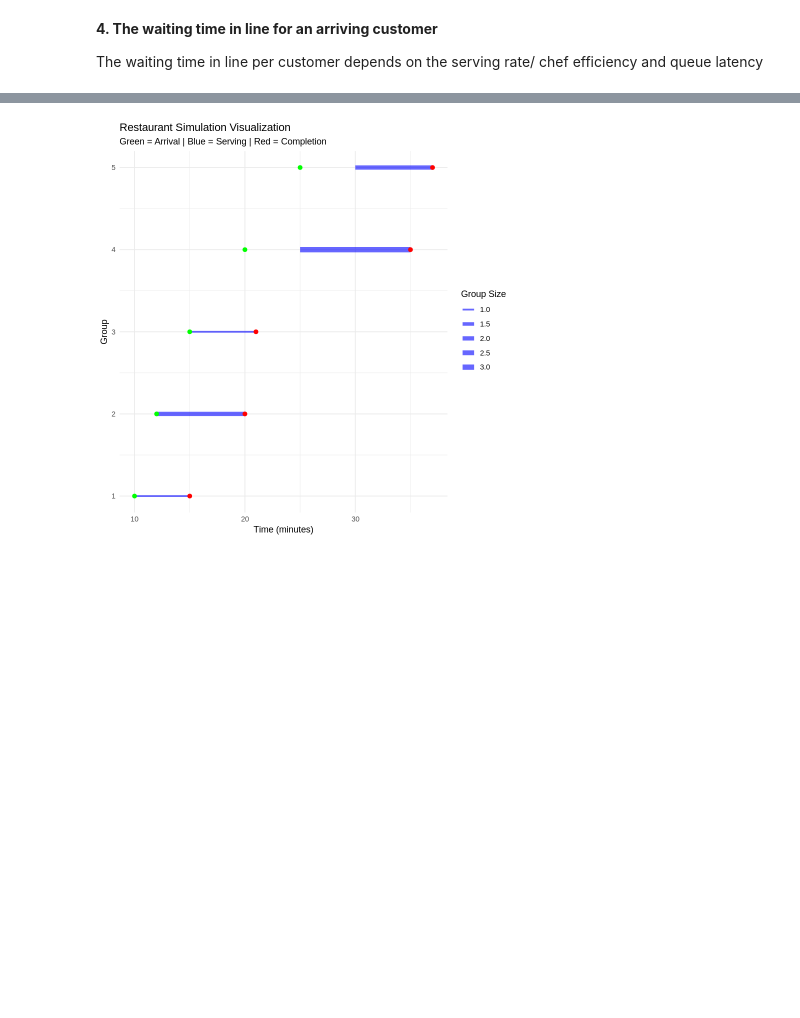
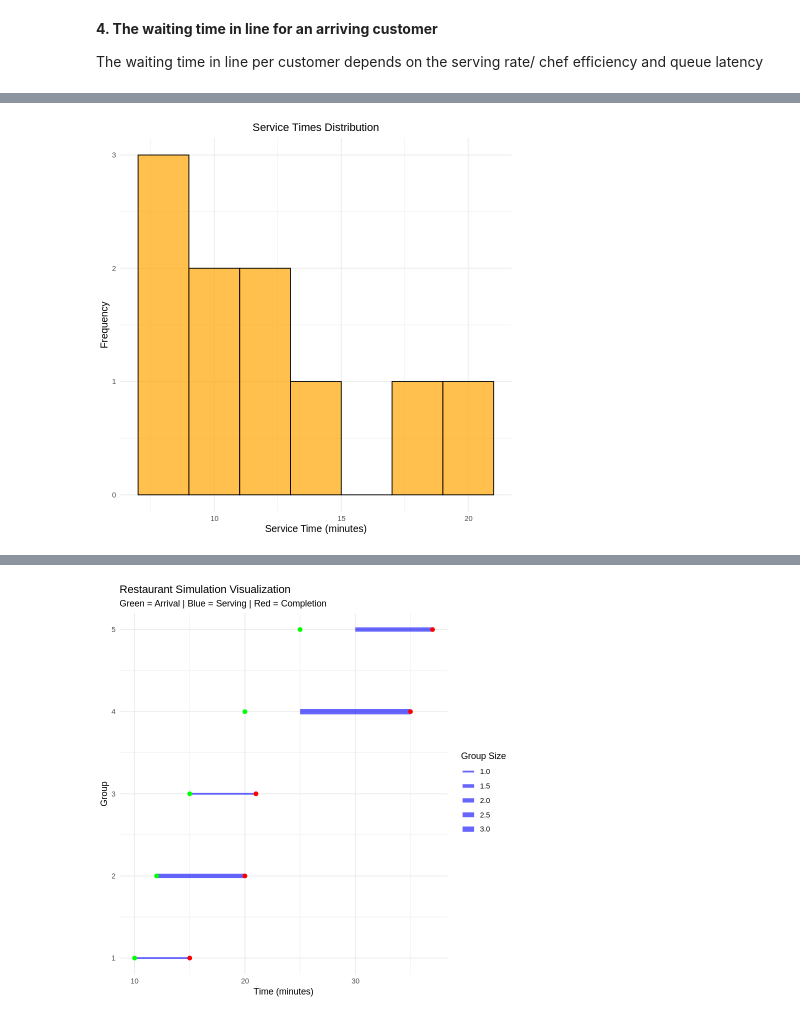
Before and after one commit to zoraizmohammad/dukeClasses, a Jupyter notebook: sta240/finalProject/STA240FinalSimulation.ipynb, the cells around one changed output, grey strips where cells are left out. Saved outputs shown, nothing was run; the diff lists cells and outputs as text; code cells hidden in the pictures; blank space fills up the shorter version.

```diff
--- a/sta240/finalProject/STA240FinalSimulation.ipynb
+++ b/sta240/finalProject/STA240FinalSimulation.ipynb
@@ -925,0 +980,32 @@ Waiting times for each group:
+# %%
+# Function to Plot Service Times Distribution
+plot_service_times <- function(service_times) {
+  # Create a data frame for service times
+  df <- data.frame(ServiceTime = service_times)
+
+  # Plot the histogram
+  ggplot(df, aes(x = ServiceTime)) +
+    geom_histogram(binwidth = 2, fill = "orange", color = "black", alpha = 0.7) +
+    labs(
+      title = "Service Times Distribution",
+      x = "Service Time (minutes)",
+      y = "Frequency"
+    ) +
+    theme_minimal() +
+    theme(
+      plot.title = element_text(hjust = 0.5),  # Center the title
+      axis.title = element_text(size = 12)
+    )
+}
+
+# Example service times
+# Assuming results$service_times contains the service times from the simulation
+service_times <- c(10, 12, 8, 15, 10, 7, 9, 20, 13, 18)  # Replace with your data
+
+# Generate the plot
+service_plot <- plot_service_times(service_times)
+
+# Print the plot
+print(service_plot)
+# %% [output]
+[figure, added]
```
Also changed, not shown: parts of 26 cells of this notebook.
